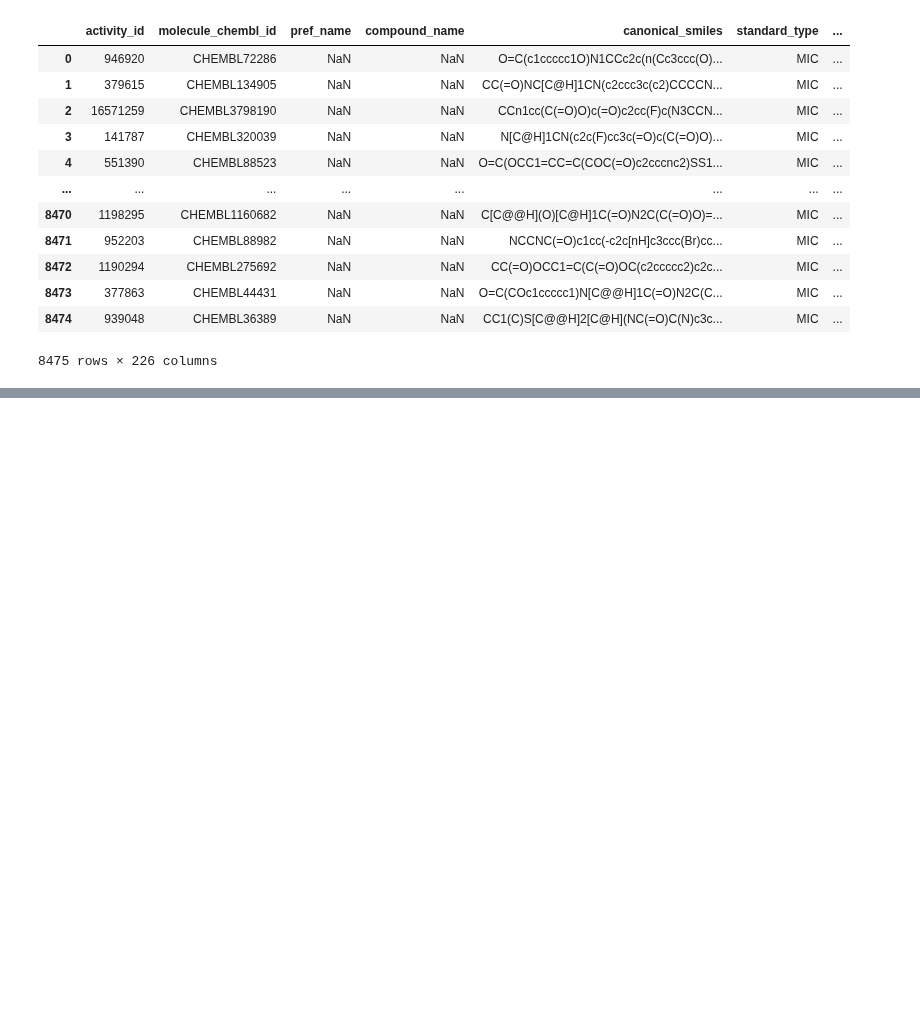
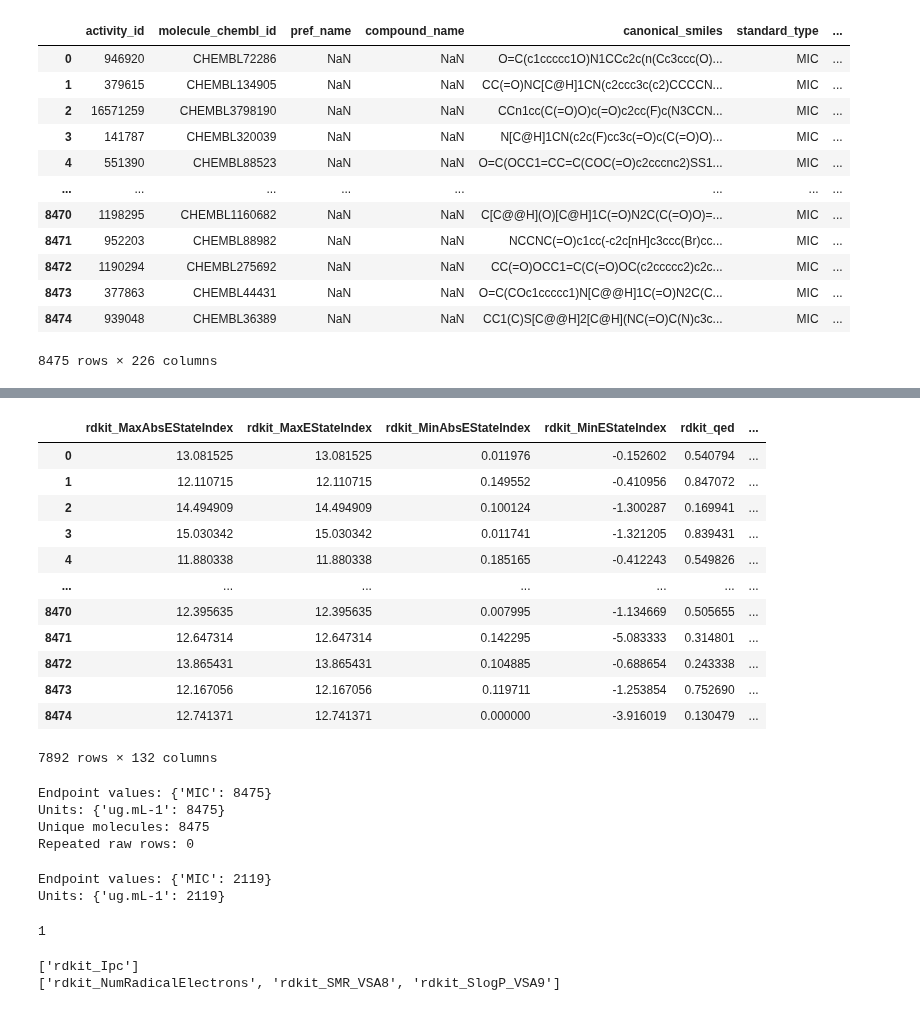
Before and after one commit to sasha-tsepilova/KSE_ML_for_bioinformatics, a Jupyter notebook: practicals/week5/Practical_05_individual.ipynb, the cells around one changed output, grey strips where cells are left out. Drawn from its saved outputs; the diff is of its cells as text; code cells hidden in the pictures; blank space fills up the shorter version.

```diff
--- a/practicals/week5/Practical_05_individual.ipynb
+++ b/practicals/week5/Practical_05_individual.ipynb
@@ -48,3 +61,3 @@ def show_metrics(name, y_true, y_pred):
 # %%
-df_raw = pd.read_csv('antimicrobial_train_80pct.csv')
+df_raw_train = pd.read_csv("antimicrobial_train_80pct.csv")
 # %%
@@ -65,0 +115,11 @@ df_raw
+# %%
+descriptor_cols = [
+    c
+    for c in df_raw_train.columns
+    if c.startswith("rdkit_") and not c.startswith("rdkit_fr_")
+]
+df_raw_train.select_dtypes(include=np.number).columns.tolist()
+df_raw_train.select_dtypes(exclude=np.number).columns.tolist()
+np.isinf(df_raw_train[descriptor_cols]).sum().sort_values(ascending=False)
+df_raw_train.columns[df_raw_train.columns.duplicated()].tolist()
+(df_raw_train["standard_units"].value_counts().to_dict(),)
@@ -65,0 +192,36 @@ df_raw
+# %%
+df_raw_train.loc[df_raw_train[descriptor_cols].isna().any(axis=1), descriptor_cols]
+# %% [output]
+|  | rdkit_MaxAbsEStateIndex | rdkit_MaxEStateIndex | rdkit_MinAbsEStateIndex | rdkit_MinEStateIndex | rdkit_qed | ... |
+| 0 | 13.081525 | 13.081525 | 0.011976 | -0.152602 | 0.540794 | ... |
+| 1 | 12.110715 | 12.110715 | 0.149552 | -0.410956 | 0.847072 | ... |
+| 2 | 14.494909 | 14.494909 | 0.100124 | -1.300287 | 0.169941 | ... |
+| 3 | 15.030342 | 15.030342 | 0.011741 | -1.321205 | 0.839431 | ... |
+| 4 | 11.880338 | 11.880338 | 0.185165 | -0.412243 | 0.549826 | ... |
+| ... | ... | ... | ... | ... | ... | ... |
+| 8470 | 12.395635 | 12.395635 | 0.007995 | -1.134669 | 0.505655 | ... |
+| 8471 | 12.647314 | 12.647314 | 0.142295 | -5.083333 | 0.314801 | ... |
+| 8472 | 13.865431 | 13.865431 | 0.104885 | -0.688654 | 0.243338 | ... |
+| 8473 | 12.167056 | 12.167056 | 0.119711 | -1.253854 | 0.752690 | ... |
+| 8474 | 12.741371 | 12.741371 | 0.000000 | -3.916019 | 0.130479 | ... |
+7892 rows × 132 columns
+# %%
+TARGET = "target_log10"
+MOLECULE_ID = "molecule_chembl_id"
+SMILES_COLUMN = "canonical_smiles"
+
+print("Endpoint values:", df_raw_train["standard_type"].value_counts().to_dict())
+print("Units:", df_raw_train["standard_units"].value_counts().to_dict())
+print("Unique molecules:", df_raw_train[MOLECULE_ID].nunique())
+print("Repeated raw rows:", df_raw_train.duplicated().sum())
+# %% [output]
+Endpoint values: {'MIC': 8475}
+Units: {'ug.mL-1': 8475}
+Unique molecules: 8475
+Repeated raw rows: 0
+# %%
+print("Endpoint values:", df_raw_test["standard_type"].value_counts().to_dict())
+print("Units:", df_raw_test["standard_units"].value_counts().to_dict())
+# %% [output]
+Endpoint values: {'MIC': 2119}
+Units: {'ug.mL-1': 2119}
@@ -65,0 +241,21 @@ df_raw
+# %%
+endpoint_measurement_counts = df_raw_train[MOLECULE_ID].value_counts()
+endpoint_measurement_counts.nunique()
+# %% [output]
+1
+# %%
+df_raw_train[descriptor_cols] = df_raw_train[descriptor_cols].replace(
+    [np.inf, -np.inf], np.nan
+)
+constant = [c for c in descriptor_cols if df_raw_train[c].nunique(dropna=True) <= 1]
+float32_limit = np.finfo(np.float32).max
+
+too_large = [
+    c for c in descriptor_cols if df_raw_train[c].abs().max(skipna=True) > float32_limit
+]
+
+print(too_large)
+print(constant)
+# %% [output]
+['rdkit_Ipc']
+['rdkit_NumRadicalElectrons', 'rdkit_SMR_VSA8', 'rdkit_SlogP_VSA9']
```
Also changed, not shown: parts of 29 cells of this notebook.
